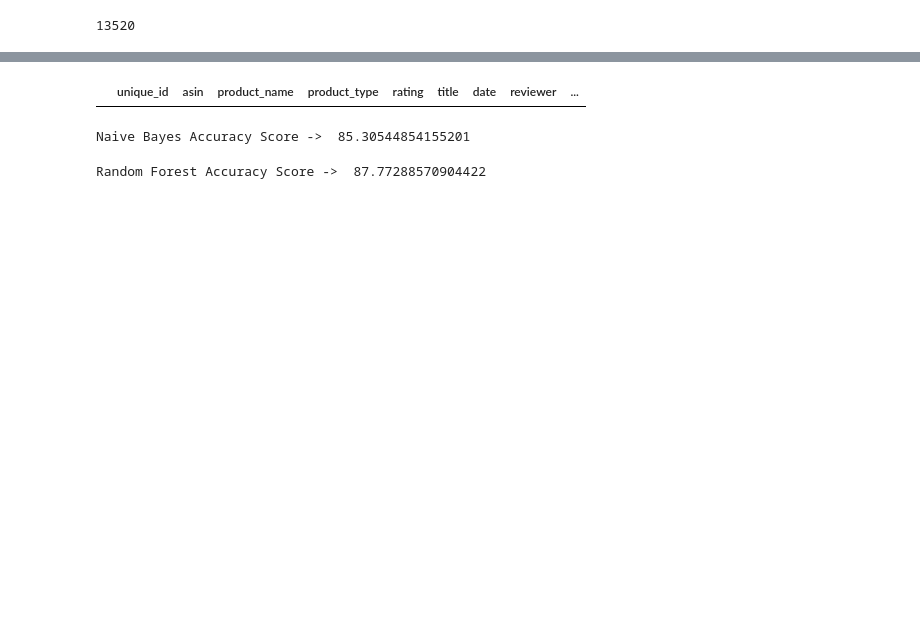
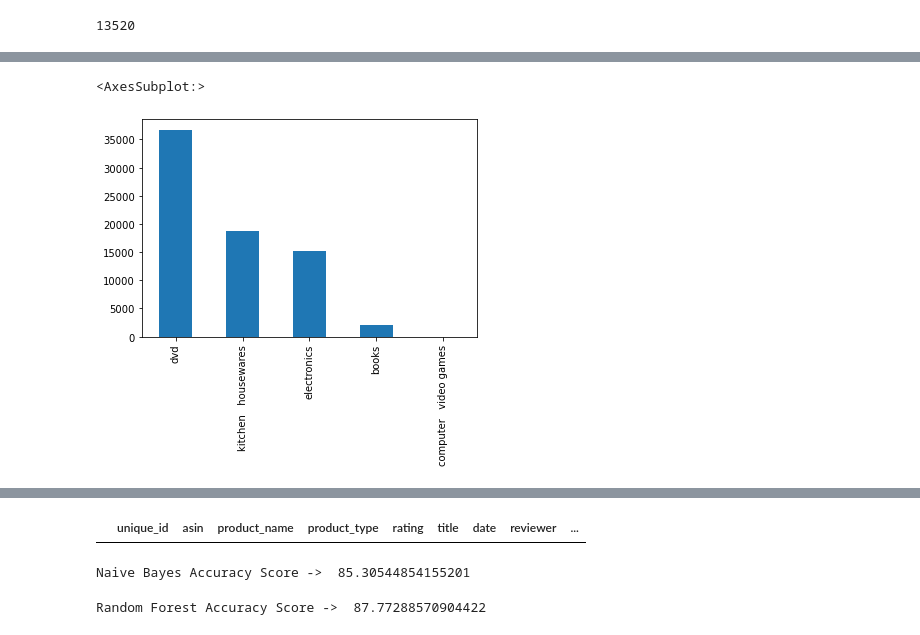
Before and after one commit to AkhileshMuthusamy/DM_Sentiment_Analysis, a Jupyter notebook: DM_Assignment2.ipynb, the cells around one changed output, grey strips where cells are left out. Drawn from its saved outputs; the diff is of its cells as text; code cells hidden in the pictures; blank space fills up the shorter version.

```diff
--- a/DM_Assignment2.ipynb
+++ b/DM_Assignment2.ipynb
@@ -165,3 +171,8 @@ Name: asin, Length: 13520, dtype: int64
+# %%
+df['product_type'].value_counts().plot(kind='bar')
+# %% [output]
+<AxesSubplot:>
+[figure, added]
 # %%
 import re
 import nltk
```
Also changed, not shown: parts of 13 cells of this notebook.
